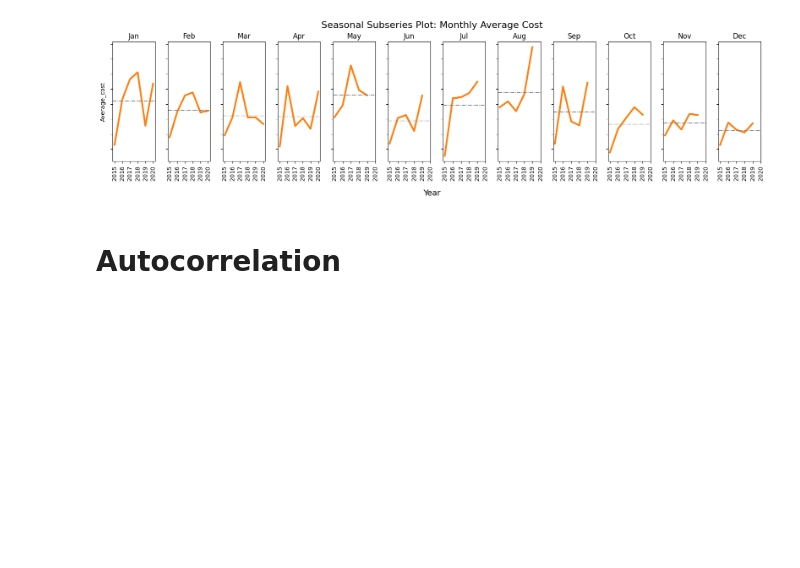
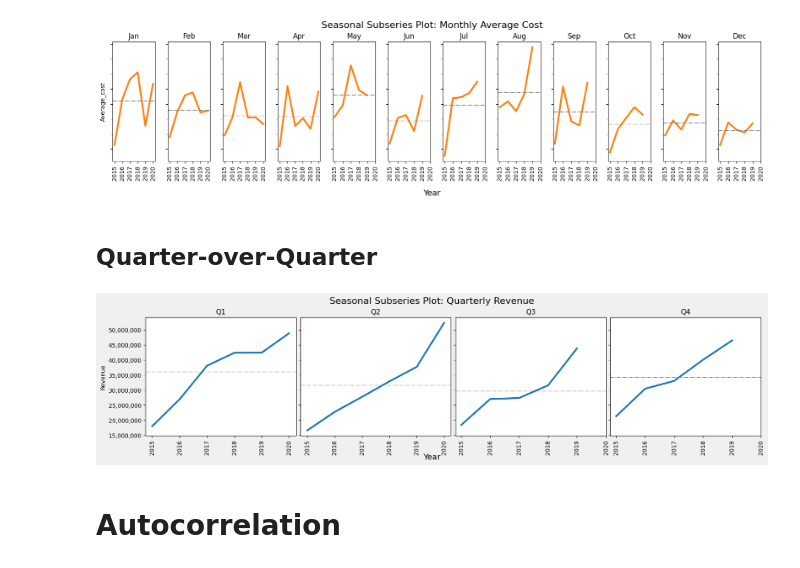
Before and after one commit to PeeteKeesel/kaggle-verse, a Jupyter notebook: time-series-understanding-autocorrelation.ipynb, the cells around one changed output. Saved outputs shown, nothing was run; the diff lists cells and outputs as text; code cells hidden in the pictures; blank space fills up the shorter version.

```diff
--- a/time-series-understanding-autocorrelation.ipynb
+++ b/time-series-understanding-autocorrelation.ipynb
@@ -317,5 +319,51 @@ plt.subplots_adjust(wspace=0.3)
 plt.show()
 # %% [output]
 [figure]
+# %% [markdown]
+## Quarter-over-Quarter
+# %%
+data['Quarter'] = "Q" + data.index.quarter.astype(str)
+data['Year'] = data.index.year
+
+data['Quarter'] = pd.Categorical(
+    data['Quarter'],
+    categories=["Q1", "Q2", "Q3", "Q4"],
+    ordered=True
+)
+
+all_years = sorted(data['Year'].unique())
+quarters = data['Quarter'].cat.categories
+# %%
+quarterly_avg = data.groupby(['Year', 'Quarter'])['Revenue'].mean().reset_index()
+
+fig, axes = plt.subplots(nrows=1, ncols=4, figsize=(16, 4), sharey=True, facecolor='#f0f0f0')
+
+for i, quarter in enumerate(quarters):
+    quarter_data = quarterly_avg[quarterly_avg['Quarter'] == quarter]
+    mean_val = quarter_data['Revenue'].mean()
+
+    axes[i].plot(quarter_data['Year'], quarter_data['Revenue'], color='tab:blue', linewidth=3)
+    axes[i].axhline(mean_val, color='grey', linestyle='-.', linewidth=1)
+    axes[i].set_title(quarter)
+    axes[i].set_xticks(all_years)
+    axes[i].tick_params(axis='x', rotation=90)
+
+    if i == 0:
+        axes[i].set_ylabel("Revenue")
+        formatter = FuncFormatter(lambda x, _: f'{x:,.0f}')
+        axes[i].yaxis.set_major_formatter(formatter)
+
+plt.tight_layout(rect=[0, 0, 1, 0.95])
+
+# Adjust subplot positions to reduce horizontal gaps
+for ax in axes:
+    pos = ax.get_position()
+    ax.set_position([pos.x0 - 0.005, pos.y0, pos.width + 0.01, pos.height])
+
+fig.suptitle("Seasonal Subseries Plot: Quarterly Revenue", fontsize=16)
+fig.text(0.5, 0.01, "Year", ha="center", fontsize=14)
+plt.show()
+# %% [output]
+[figure, added]
 # %% [markdown]
 # Autocorrelation
```
Also changed, not shown: parts of 2 cells of this notebook.
